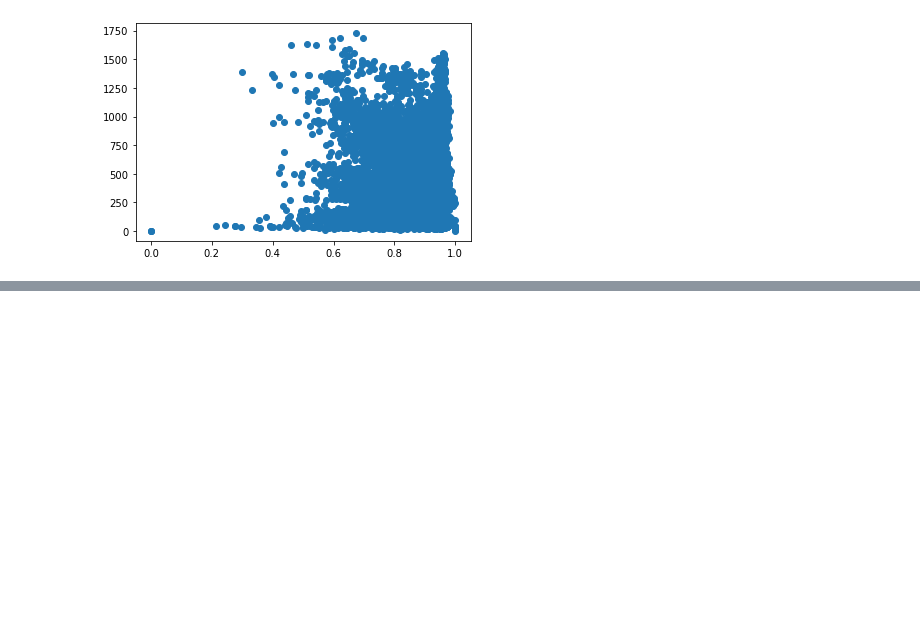
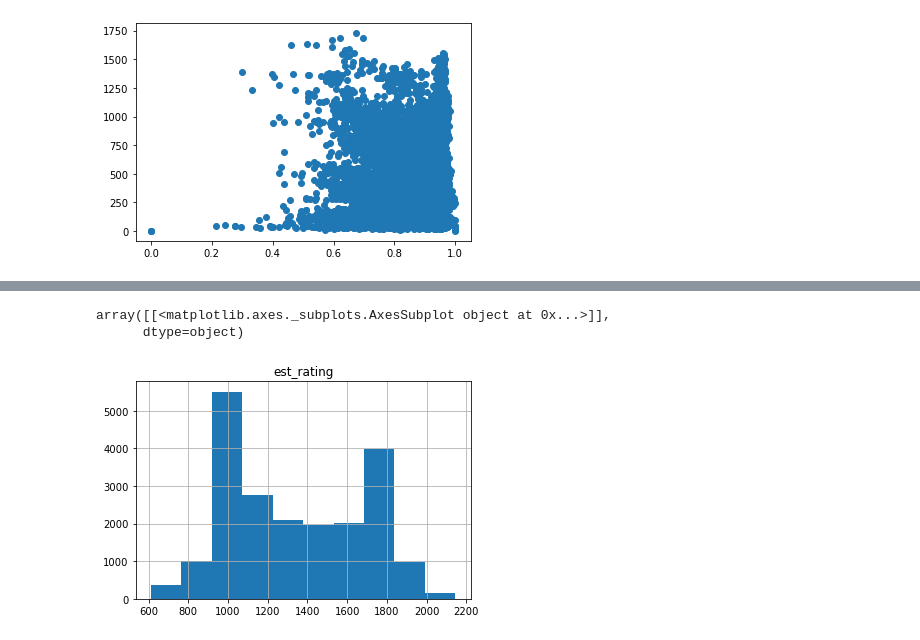
Before and after one commit to equinlan/english-test, a Jupyter notebook: Exploration.ipynb, the cells around one changed output, grey strips where cells are left out. Drawn from its saved outputs; the diff is of its cells as text; code cells hidden in the pictures; blank space fills up the shorter version.

Commit message:
Work on the Methodology notebook. Add estimated item ratings as data.

```diff
--- a/Exploration.ipynb
+++ b/Exploration.ipynb
@@ -253,0 +267,4 @@ That aside, it looks like encounters are healthily distributed among items of al
+# %%
+# Get estimated item ratings
+df_est_ratings = pd.read_csv('data/testitem_active_est_rating.csv', encoding='utf-8', index_col='id')
+df_est_ratings.head()
@@ -253,0 +279,7 @@ That aside, it looks like encounters are healthily distributed among items of al
+# %%
+# Look at distribution of ratings
+df_est_ratings.hist()
+# %% [output]
+array([[<matplotlib.axes._subplots.AxesSubplot object at 0x...>]],
+      dtype=object)
+[figure, added]
```
Also changed, not shown: parts of 13 cells of this notebook, 5 other files.
